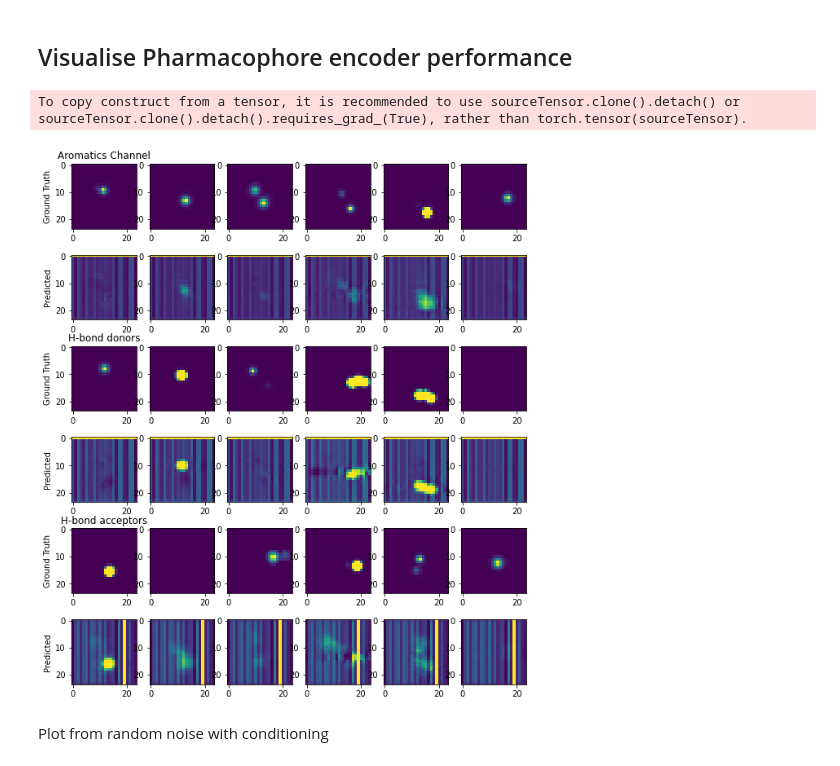
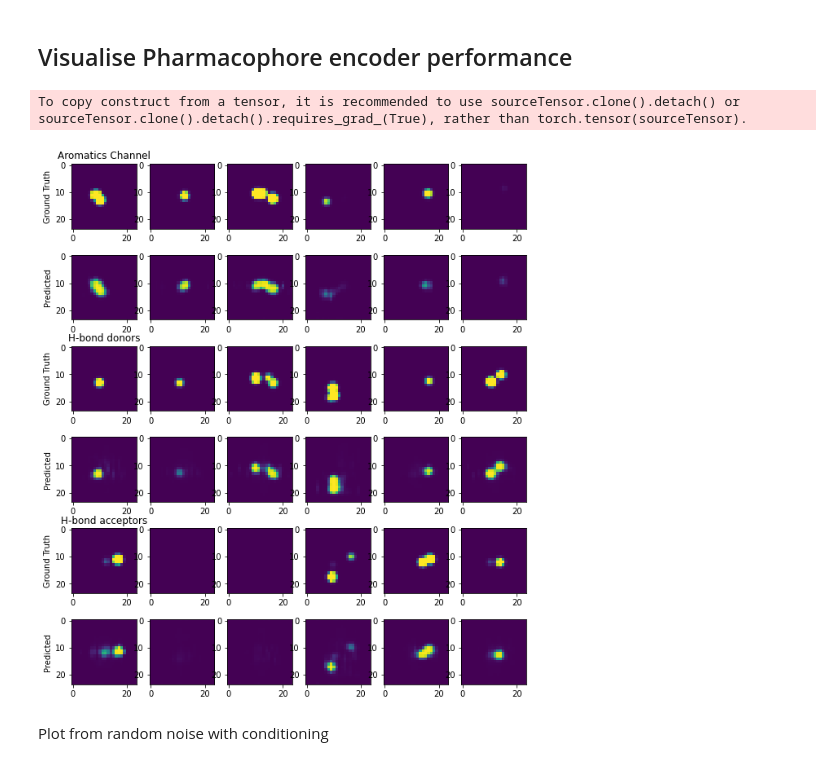
Before and after one commit to cmwoodley/diffdream, a Jupyter notebook: notebooks/notebook_2.ipynb, the cells around one changed output. Drawn from its saved outputs; the diff is of its cells as text; code cells hidden in the pictures.

```diff
--- a/notebooks/notebook_2.ipynb
+++ b/notebooks/notebook_2.ipynb
@@ -33,7 +33,10 @@ device = torch.device("cuda" if torch.cuda.is_available() else "cpu")
 print(f'Using device: {device}')
 
 encoder = Encoder()
-encoder.load_state_dict(torch.load("../models/state_dict_encoder.pt"))
+# encoder.load_state_dict(torch.load("../models/state_dict_encoder.pt"))
+
+# encoder = AutoEncoder()
+encoder.load_state_dict(torch.load("../models/state_dict_autoencoder.pt"))
 
 net = UNet3D(in_channels=5, num_classes=5)
 net.load_state_dict(torch.load("../models/state_dict_net.pt"))
@@ -77,7 +80,7 @@ Gets prediction > Adds prediction to noise with mix factor > repeats for n_steps
 
 Iteratively denoises initial blur
 # %%
-n_steps = 50
+n_steps = 100
 x = torch.rand(1,5,24,24,24).to(device) # Start from random
 # x = input[0]
 step_history = [x.detach().cpu()]
@@ -102,23 +105,17 @@ except:
     print("Already on cpu")
 
 
-fields = [pred[0][0][i] for i in range(24)]
-
-combined_data = np.array(fields)
-#Get the min and max of all your data
-_min, _max = np.amin(combined_data), np.amax(combined_data)
-
 fig, axs = plt.subplots(4,6)
 
-j = 0
+j = 4
 
 for i in range(24):
     if i < 6:
-        axs[0,i].imshow(pred[0][j][i],cmap="viridis", vmin = _min, vmax = _max)
+        axs[0,i].imshow(pred[0][j][i],cmap="viridis", vmin = 0, vmax = 1)
     if i>= 6 and i < 12:
-        axs[1,i-6].imshow(pred[0][j][i],cmap="viridis", vmin = _min, vmax = _max)
+        axs[1,i-6].imshow(pred[0][j][i],cmap="viridis", vmin = 0, vmax = 1)
     if i>= 12 and i < 18:
-        axs[2,i-12].imshow(pred[0][j][i],cmap="viridis", vmin = _min, vmax = _max)
+        axs[2,i-12].imshow(pred[0][j][i],cmap="viridis", vmin = 0, vmax = 1)
     if i>= 18:
-        axs[3,i-18].imshow(pred[0][j][i],cmap="viridis", vmin = _min, vmax = _max)
+        axs[3,i-18].imshow(pred[0][j][i],cmap="viridis", vmin = 0, vmax = 1)
 # %% [output]
@@ -133,47 +130,47 @@ smiles = ["CCN(CC)CCCC(C)NC1=C2C=CC(=CC2=NC=C1)Cl",
         "CC1=CC2=C(C(=CN2CC3=C(C(=NC=N3)N(C)C)C)C(=O)NCCO)N=C1",
         "COC(=O)NC(=O)C1=C(SC=C1)NC(=O)C2=CC=C(C=C2)C(=O)N3CCCCC3",
         "C1C2CC3CC1CC(C2)C3NC(=O)C4=CC(=CN4)C5=C(N=C(C=C5)F)F",
-        "CCCN1C=NC2=C1C=CC(=C2)NCC3=C(C=C(C=C3)Cl)Cl "]
+        "O=C(N[C@@H](CC(C)C)C(N)=O)COC1=C(Br)C2=CC=CC=C2C=C1"]
 for i in range(len(smiles)):
     x_ref, y = get_mol_voxels(smiles[i])
     pharm_pred = encoder(torch.tensor(x_ref).reshape(-1,5,24,24,24).to(device))
     origs.append(y.cpu().detach().numpy())
     pred_y.append(pharm_pred.cpu().detach().numpy())
 
 
 # Plot comparisons of individual slices
 
 figs, axs = plt.subplots(nrows=6,ncols=6,figsize=(10,12))
 
-layer = 15
+layer = 12
 
 for ax,i in zip(axs[0],range(6)):
-    ax.imshow(origs[i][0][layer])
+    ax.imshow(origs[i][0][layer],vmin = 0, vmax = 1)
 axs[0,0].set_ylabel("Ground Truth")
 axs[0,0].set_title("Aromatics Channel")
 for ax,i in zip(axs[1],range(6)):
-    ax.imshow(pred_y[i][0][0][layer])
+    ax.imshow(pred_y[i][0][0][layer],vmin = 0, vmax = 1)
 axs[1,0].set_ylabel("Predicted")
 
 for ax,i in zip(axs[2],range(6)):
-    ax.imshow(origs[i][1][layer])
+    ax.imshow(origs[i][1][layer],vmin = 0, vmax = 1)
 axs[2,0].set_ylabel("Ground Truth")
 axs[2,0].set_title("H-bond donors")
 for ax,i in zip(axs[3],range(6)):
-    ax.imshow(pred_y[i][0][1][layer])
+    ax.imshow(pred_y[i][0][1][layer],vmin = 0, vmax = 1)
 axs[3,0].set_ylabel("Predicted")
 
 for ax,i in zip(axs[4],range(6)):
-    ax.imshow(origs[i][2][layer])
+    ax.imshow(origs[i][2][layer],vmin = 0, vmax = 1)
 axs[4,0].set_ylabel("Ground Truth")
 axs[4,0].set_title("H-bond acceptors")
 for ax,i in zip(axs[5],range(6)):
-    ax.imshow(pred_y[i][0][2][layer])
+    ax.imshow(pred_y[i][0][2][layer],vmin = 0, vmax = 1)
 axs[5,0].set_ylabel("Predicted")
 
 plt.show()
 # %% [output]
 To copy construct from a tensor, it is recommended to use sourceTensor.clone().detach() or sourceTensor.clone().detach().requires_grad_(True), rather than torch.tensor(sourceTensor).
-[figure, old version]
+[figure, new version]
 # %% [markdown]
 Plot from random noise with conditioning
```
Also changed, not shown: parts of 19 cells of this notebook, 12 other files.
